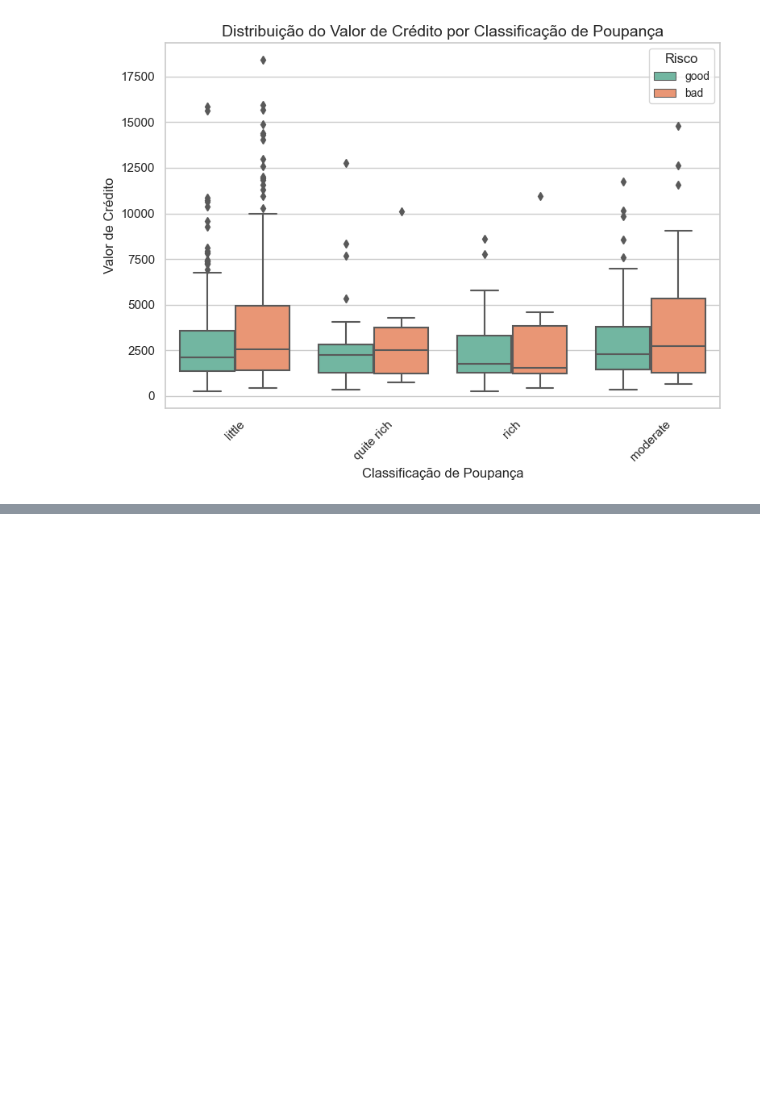
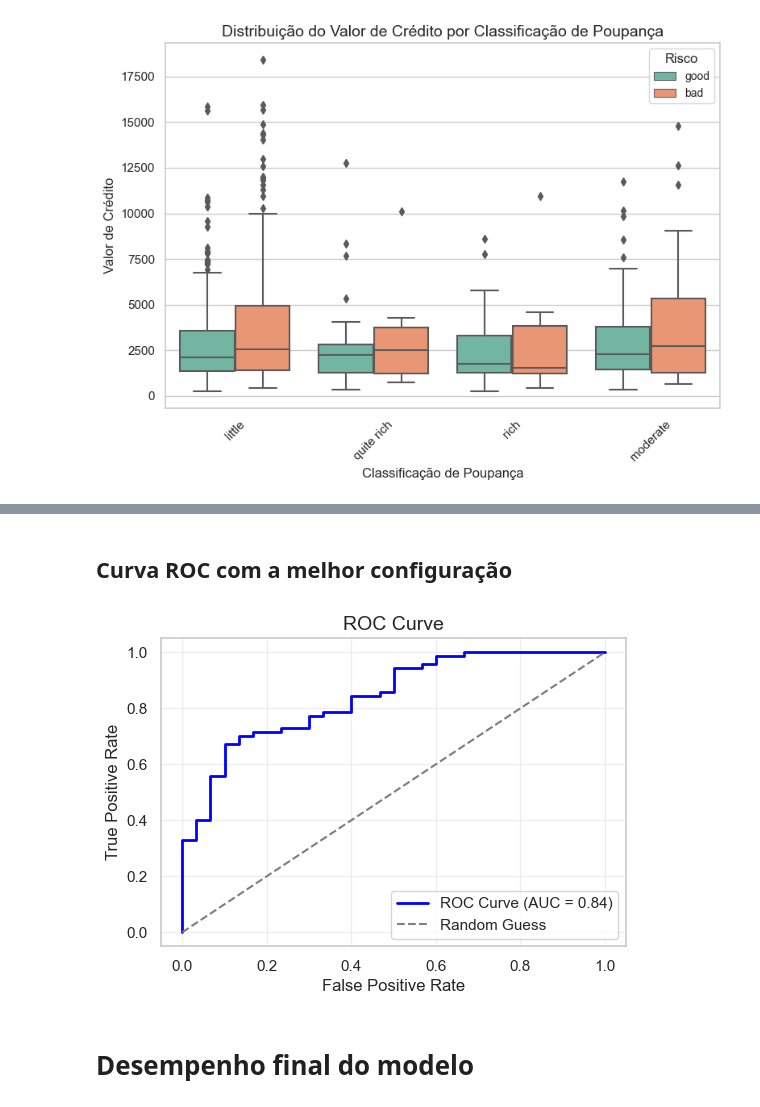
Before and after one commit to rafaelviniciusoliveira/Previs-o-de-Risco-de-Cr-dito, a Jupyter notebook: notebook.ipynb, the cells around one changed output, grey strips where cells are left out. Cells and saved outputs as stored; diff of their text form; code cells hidden in the pictures; blank space fills up the shorter version.

```diff
--- a/notebook.ipynb
+++ b/notebook.ipynb
@@ -244,0 +278,3 @@ plt.show()
+# %%
+df_encoded = df_encoded.drop(columns=['Unnamed: 0'])
+df_encoded.head()
@@ -244,0 +288,15 @@ plt.show()
+# %%
+from sklearn.model_selection import train_test_split
+
+X = df_encoded.drop(columns=['Risk'])
+y = df_encoded['Risk']
+
+X_train, X_temp, y_train, y_temp = train_test_split(
+    X, y, test_size=0.2, random_state=24, stratify=y
+)
+
+X_valid, X_test, y_valid, y_test = train_test_split(
+    X_temp, y_temp, test_size=0.5, random_state=24, stratify=y_temp
+)
+
+X_train.shape, y_train.shape, X_valid.shape, y_valid.shape, X_test.shape, y_test.shape
@@ -244,0 +435,21 @@ plt.show()
+# %% [markdown]
+## Curva ROC com a melhor configuração
+# %%
+from sklearn.metrics import roc_curve, roc_auc_score
+y_prob = random_search.best_estimator_.predict_proba(X_valid)[:, 1]
+fpr, tpr, thresholds = roc_curve(y_valid, y_prob)
+auc_value = roc_auc_score(y_valid, y_prob)
+
+plt.figure(figsize=(6, 4))
+plt.plot(fpr, tpr, color='blue', lw=2, label=f'ROC Curve (AUC = {auc_value:.2f})')
+plt.plot([0, 1], [0, 1], color='gray', linestyle='--', label='Random Guess')
+plt.xlabel('False Positive Rate', fontsize=12)
+plt.ylabel('True Positive Rate', fontsize=12)
+plt.title('ROC Curve', fontsize=14)
+plt.legend(loc='lower right')
+plt.grid(alpha=0.3)
+plt.show()
+# %% [output]
+[figure, added]
+# %% [markdown]
+# Desempenho final do modelo
```
Also changed, not shown: parts of 11 cells of this notebook.
